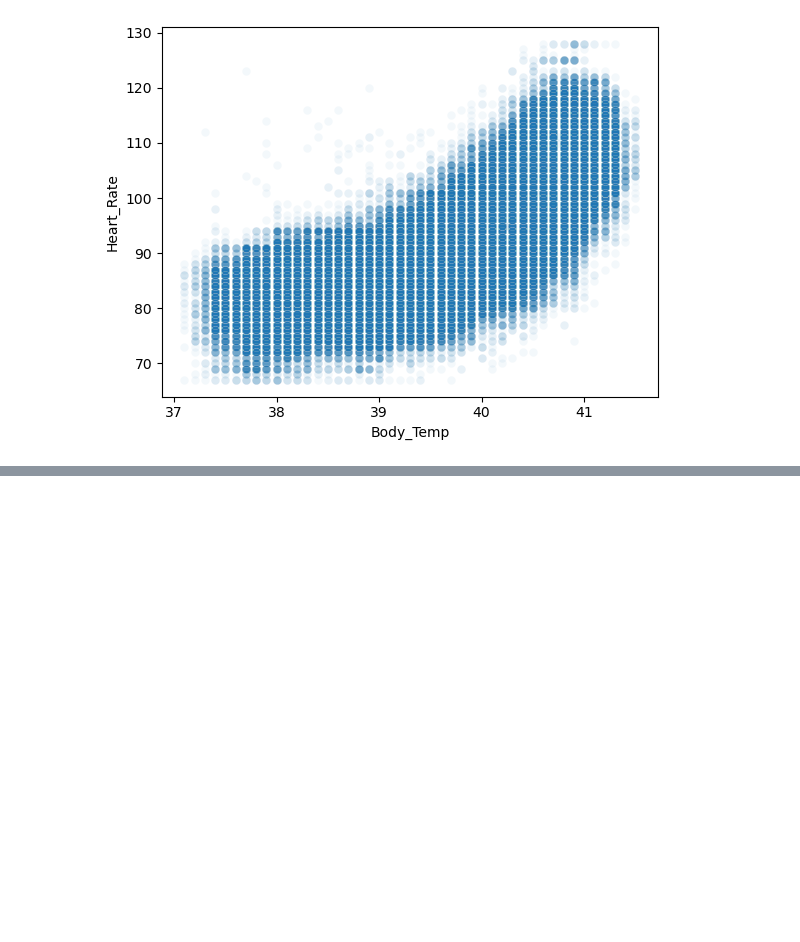
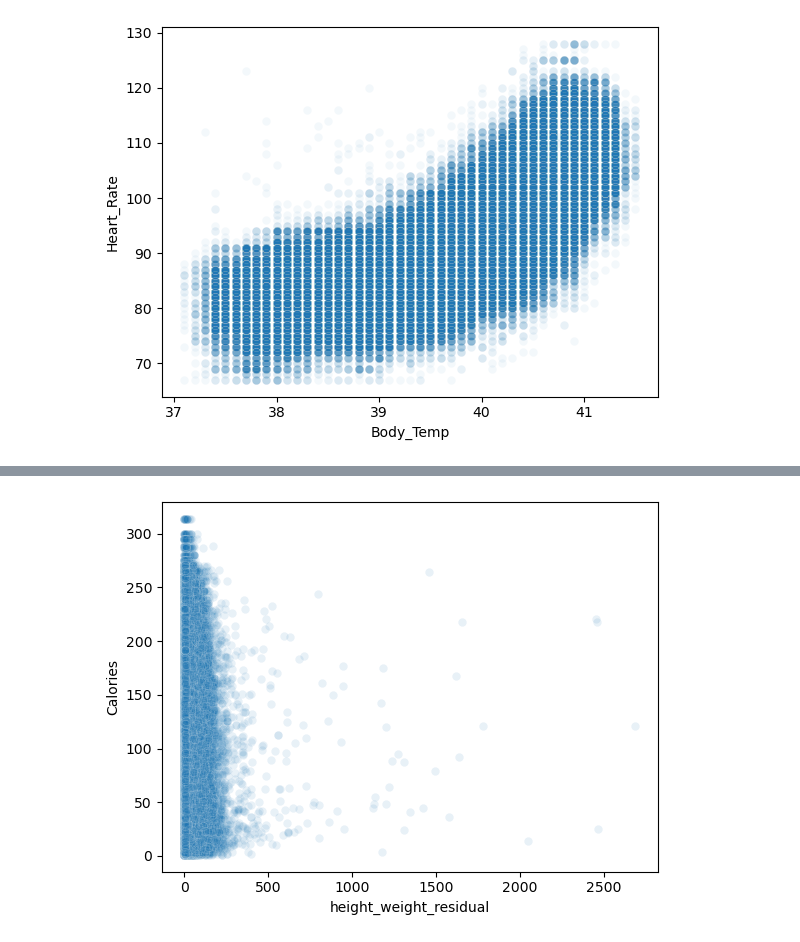
Before and after one commit to richardjana/kaggle, a Jupyter notebook: Playground_Series_5_05--Predict_Calorie_Expenditure/data_analysis.ipynb, the cells around one changed output, grey strips where cells are left out. Saved outputs shown, nothing was run; the diff lists cells and outputs as text; code cells hidden in the pictures; blank space fills up the shorter version.

```diff
--- a/Playground_Series_5_05--Predict_Calorie_Expenditure/data_analysis.ipynb
+++ b/Playground_Series_5_05--Predict_Calorie_Expenditure/data_analysis.ipynb
@@ -84,0 +102,4 @@ sc = sns.scatterplot(data=data_train, x='Body_Temp', y='Heart_Rate', alpha=0.05)
+# %%
+sc = sns.scatterplot(data=data_train, x='height_weight_residual', y=TARGET_COL, alpha=0.1)
+# %% [output]
+[figure, added]
```
Also changed, not shown: parts of 4 cells of this notebook.
